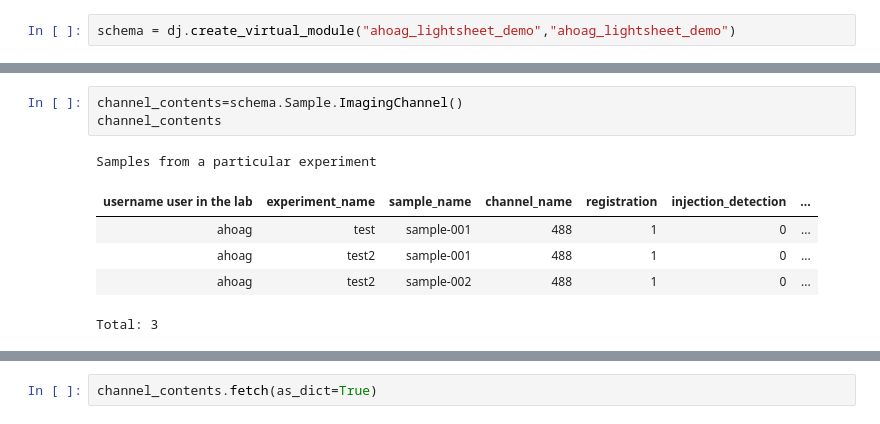
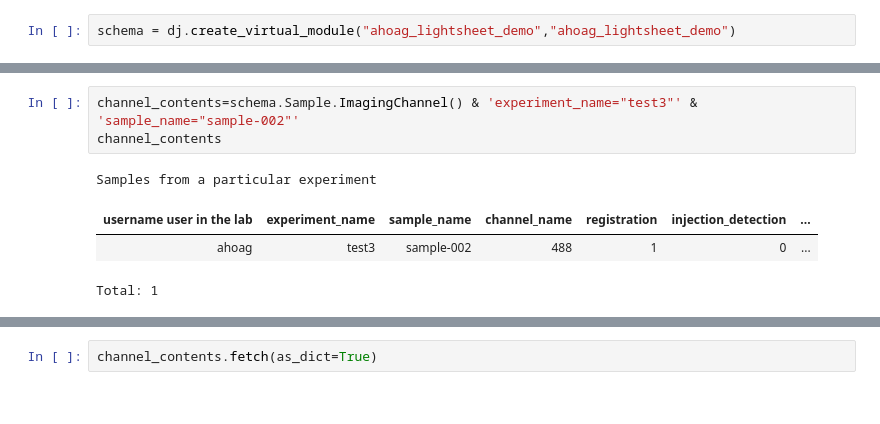
Before and after one commit to BrainCOGS/lightserv, a Jupyter notebook: notebooks/datajoint_sandbox.ipynb, the cells around one changed output, grey strips where cells are left out. Saved outputs shown, nothing was run; the diff lists cells and outputs as text.

```diff
--- a/notebooks/datajoint_sandbox.ipynb
+++ b/notebooks/datajoint_sandbox.ipynb
@@ -31,10 +40,8 @@ schema = dj.create_virtual_module("ahoag_lightsheet_demo","ahoag_lightsheet_demo
 # %%
-channel_contents=schema.Sample.ImagingChannel()
+channel_contents=schema.Sample.ImagingChannel() & 'experiment_name="test3"' & 'sample_name="sample-002"'
 channel_contents
 # %% [output]
 Samples from a particular experiment
 | username user in the lab | experiment_name | sample_name | channel_name | registration | injection_detection | ... |
-| ahoag | test | sample-001 | 488 | 1 | 0 | ... |
-| ahoag | test2 | sample-001 | 488 | 1 | 0 | ... |
-| ahoag | test2 | sample-002 | 488 | 1 | 0 | ... |
+| ahoag | test3 | sample-002 | 488 | 1 | 0 | ... |
-Total: 3
+Total: 1
```
Also changed, not shown: parts of 3 cells of this notebook, 7 other files.
